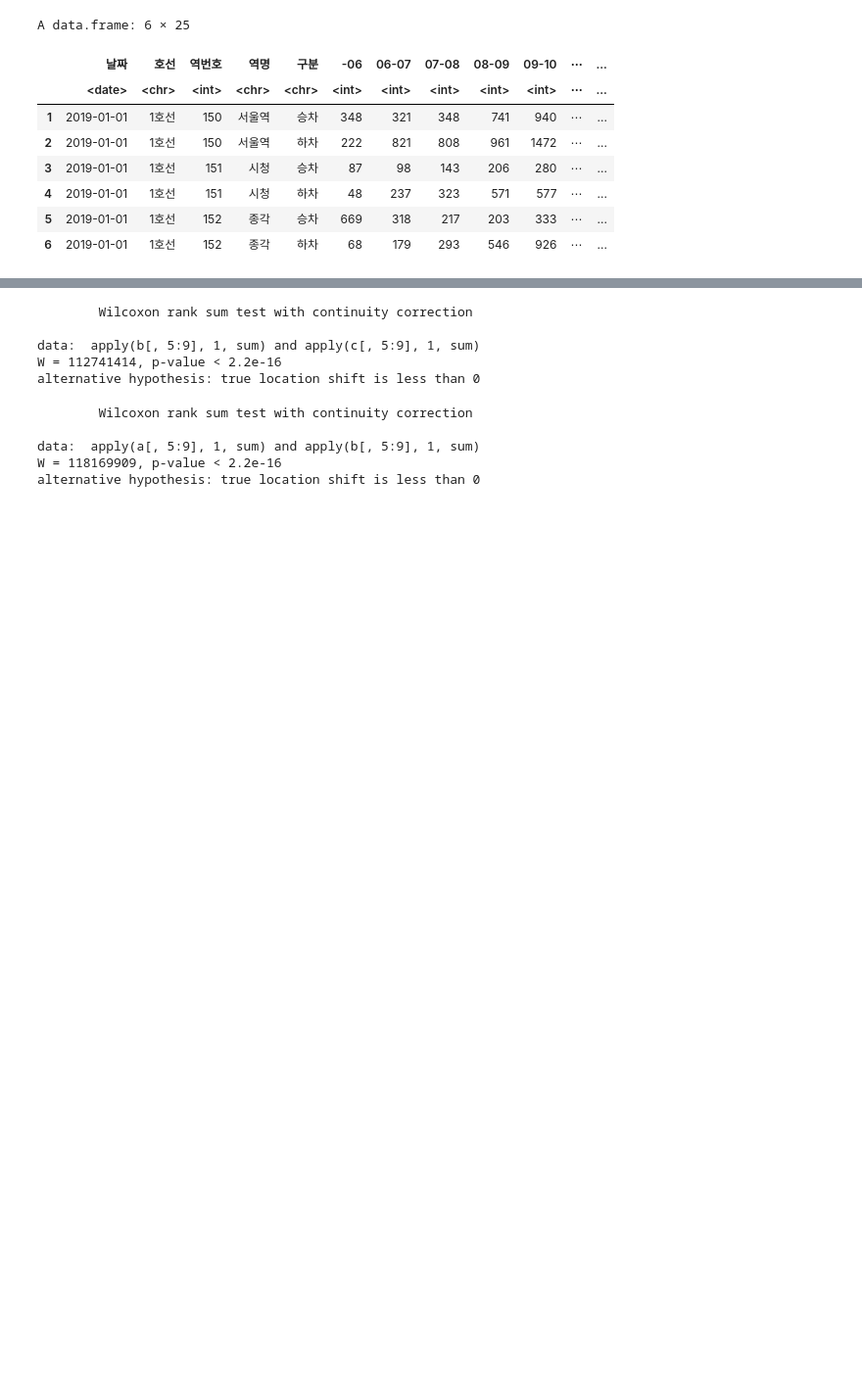
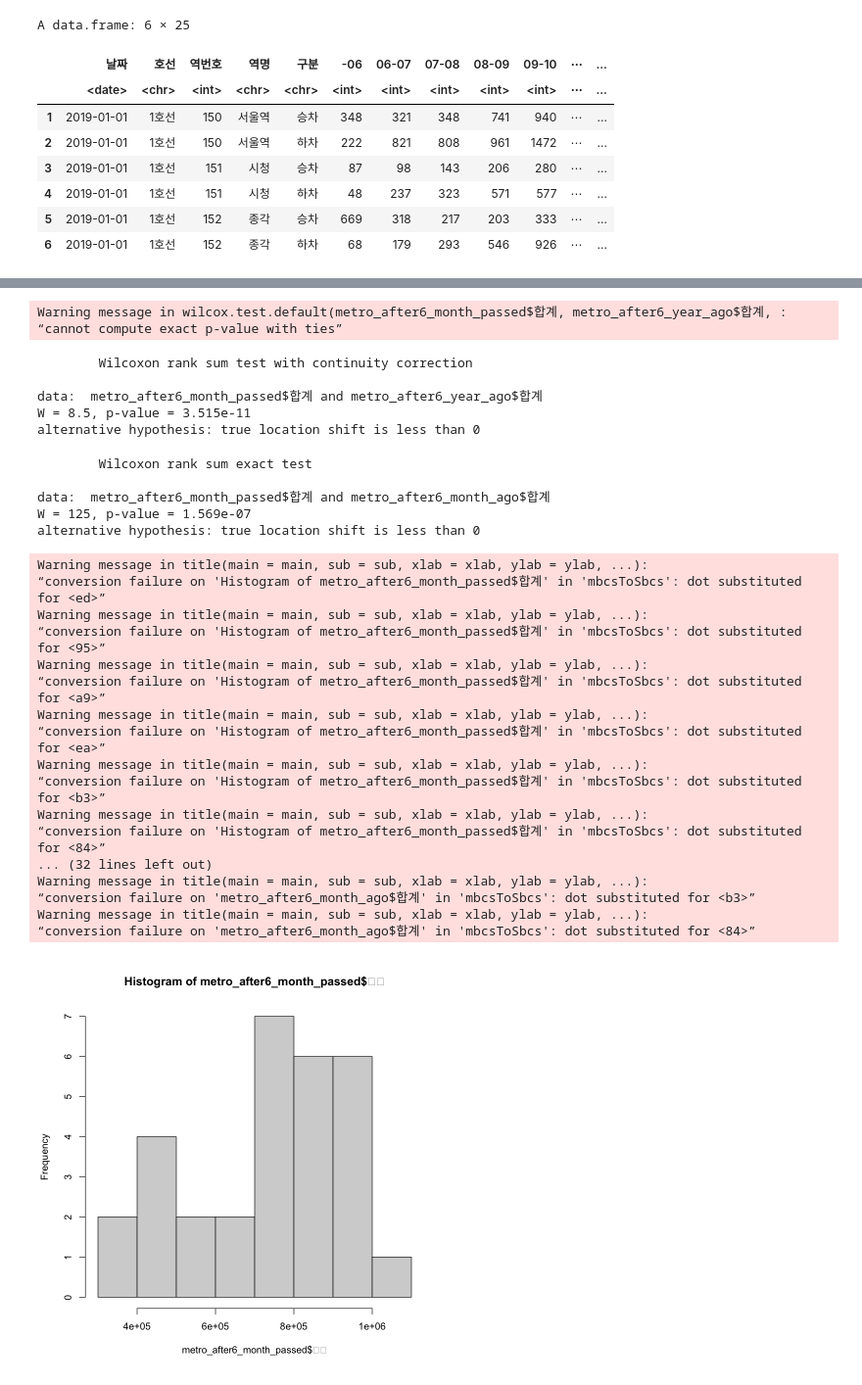
Before and after one commit to tommylee8939/TIL, a Jupyter notebook: R-project/project.ipynb, the cells around one changed output, grey strips where cells are left out. Shown at 98% size. Saved outputs shown, nothing was run; the diff lists cells and outputs as text; code cells hidden in the pictures; blank space fills up the shorter version.

```diff
--- a/R-project/project.ipynb
+++ b/R-project/project.ipynb
@@ -82,7 +81,7 @@ write.csv(data_all,'data/data.csv',row.names=F)
 # %%
-data<- read.csv('data/data.csv',encoding = 'UTF-8')
-colnames(data)<-c('날짜','호선','역번호','역명','구분','-06','06-07','07-08','08-09','09-10','10-11','11-12','12-13','13-14','14-15','15-16','16-17','17-18','18-19','19-20','20-21','21-22','22-23','23-','요일')
-data$합계 <-apply(data[,6:24],1,sum)
-str(data)
-data[data$호선=='1호선',]
+metro<- read.csv('data/data.csv',encoding = 'UTF-8')
+colnames(metro)<-c('날짜','호선','역번호','역명','구분','-06','06-07','07-08','08-09','09-10','10-11','11-12','12-13','13-14','14-15','15-16','16-17','17-18','18-19','19-20','20-21','21-22','22-23','23-','요일')
+metro$합계 <-apply(metro[,6:24],1,sum)
+metro$`날짜`<-as.Date(metro$`날짜`,format = '%Y-%m-%d')
+head(metro)
 # %% [output]
@@ -188,19 +134,51 @@ A data.frame: 6 × 28
 # %%
-data_after6<-data[,c('날짜','호선','역명','구분','18-19','19-20','20-21','21-22','22-23','23-')]
-b<-data_after6[data_after6$날짜 %in% c(as.Date('2020-11-24')-30:1),]
-c<-data_after6[data_after6$날짜 %in% c(as.Date('2019-11-24')-30:1),]
-a<-data_after6[data_after6$날짜 %in% c(as.Date('2020-11-24')+1:30),]
+metro_after6<-metro[,c('날짜','호선','역명','구분','20-21','21-22','22-23','23-')]
+metro_after6<- metro_after6  %>%
+    mutate(합계 = apply(metro_after6[,5:8],1,sum)) %>%
+    group_by(날짜) %>%
+    summarize(합계 = sum(합계))
 
-wilcox.test(apply(b[,5:9],1,sum),apply(c[,5:9],1,sum),alternative = 'less')
-wilcox.test(apply(a[,5:9],1,sum),apply(b[,5:9],1,sum),alternative = 'less')
+metro_after6_month_ago<-metro_after6[metro_after6$날짜 %in% c(as.Date('2020-11-24')-30:1),]
+metro_after6_year_ago<-metro_after6[metro_after6$날짜 %in% c(as.Date('2019-11-24')+1:30),]
+metro_after6_month_passed<-metro_after6[metro_after6$날짜 %in% c(as.Date('2020-11-24')+1:30),]
+
+# 예년과 비교
+wilcox.test(metro_after6_month_passed$합계,metro_after6_year_ago$합계,alternative = 'less')
+
+# 한달 저후로 비교
+wilcox.test(metro_after6_month_passed$합계,metro_after6_month_ago$합계,alternative = 'less')
+
+hist(metro_after6_month_passed$합계)
+hist(metro_after6_month_ago$합계)
+hist(metro_after6_year_ago$합계)
 # %% [output]
-        Wilcoxon rank sum test with continuity correction
-
-data:  apply(b[, 5:9], 1, sum) and apply(c[, 5:9], 1, sum)
-W = 112741414, p-value < 2.2e-16
-alternative hypothesis: true location shift is less than 0
+Warning message in wilcox.test.default(metro_after6_month_passed$합계, metro_after6_year_ago$합계, :
+“cannot compute exact p-value with ties”
         Wilcoxon rank sum test with continuity correction
 
-data:  apply(a[, 5:9], 1, sum) and apply(b[, 5:9], 1, sum)
-W = 118169909, p-value < 2.2e-16
+data:  metro_after6_month_passed$합계 and metro_after6_year_ago$합계
+W = 8.5, p-value = 3.515e-11
 alternative hypothesis: true location shift is less than 0
+        Wilcoxon rank sum exact test
+
+data:  metro_after6_month_passed$합계 and metro_after6_month_ago$합계
+W = 125, p-value = 1.569e-07
+alternative hypothesis: true location shift is less than 0
+Warning message in title(main = main, sub = sub, xlab = xlab, ylab = ylab, ...):
+“conversion failure on 'Histogram of metro_after6_month_passed$합계' in 'mbcsToSbcs': dot substituted for <ed>”
+Warning message in title(main = main, sub = sub, xlab = xlab, ylab = ylab, ...):
+“conversion failure on 'Histogram of metro_after6_month_passed$합계' in 'mbcsToSbcs': dot substituted for <95>”
+Warning message in title(main = main, sub = sub, xlab = xlab, ylab = ylab, ...):
+“conversion failure on 'Histogram of metro_after6_month_passed$합계' in 'mbcsToSbcs': dot substituted for <a9>”
+Warning message in title(main = main, sub = sub, xlab = xlab, ylab = ylab, ...):
+“conversion failure on 'Histogram of metro_after6_month_passed$합계' in 'mbcsToSbcs': dot substituted for <ea>”
+Warning message in title(main = main, sub = sub, xlab = xlab, ylab = ylab, ...):
+“conversion failure on 'Histogram of metro_after6_month_passed$합계' in 'mbcsToSbcs': dot substituted for <b3>”
+Warning message in title(main = main, sub = sub, xlab = xlab, ylab = ylab, ...):
+“conversion failure on 'Histogram of metro_after6_month_passed$합계' in 'mbcsToSbcs': dot substituted for <84>”
+... (32 lines left out)
+Warning message in title(main = main, sub = sub, xlab = xlab, ylab = ylab, ...):
+“conversion failure on 'metro_after6_month_ago$합계' in 'mbcsToSbcs': dot substituted for <b3>”
+Warning message in title(main = main, sub = sub, xlab = xlab, ylab = ylab, ...):
+“conversion failure on 'metro_after6_month_ago$합계' in 'mbcsToSbcs': dot substituted for <84>”
+[figure, added]
```
Also changed, not shown: parts of 17 cells of this notebook, 3 other files.
